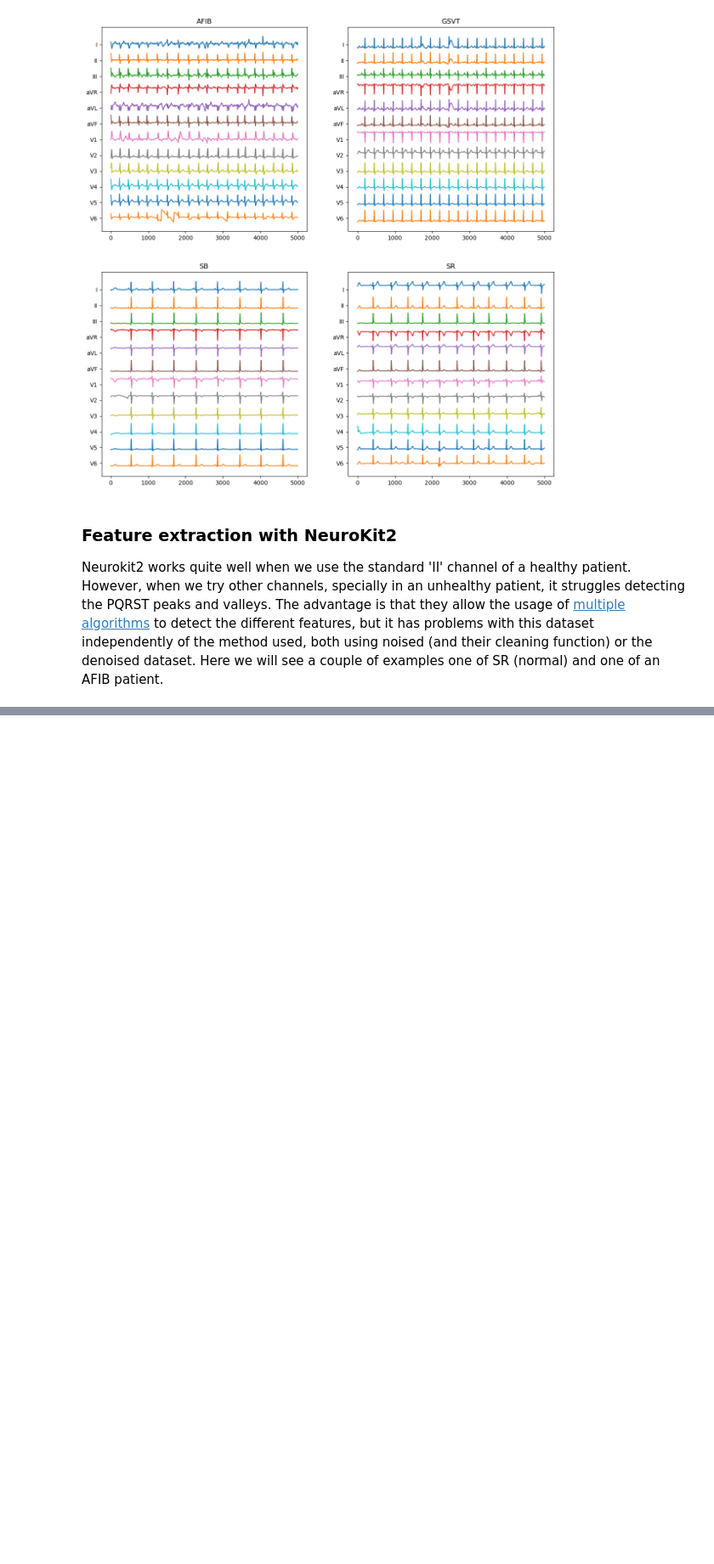
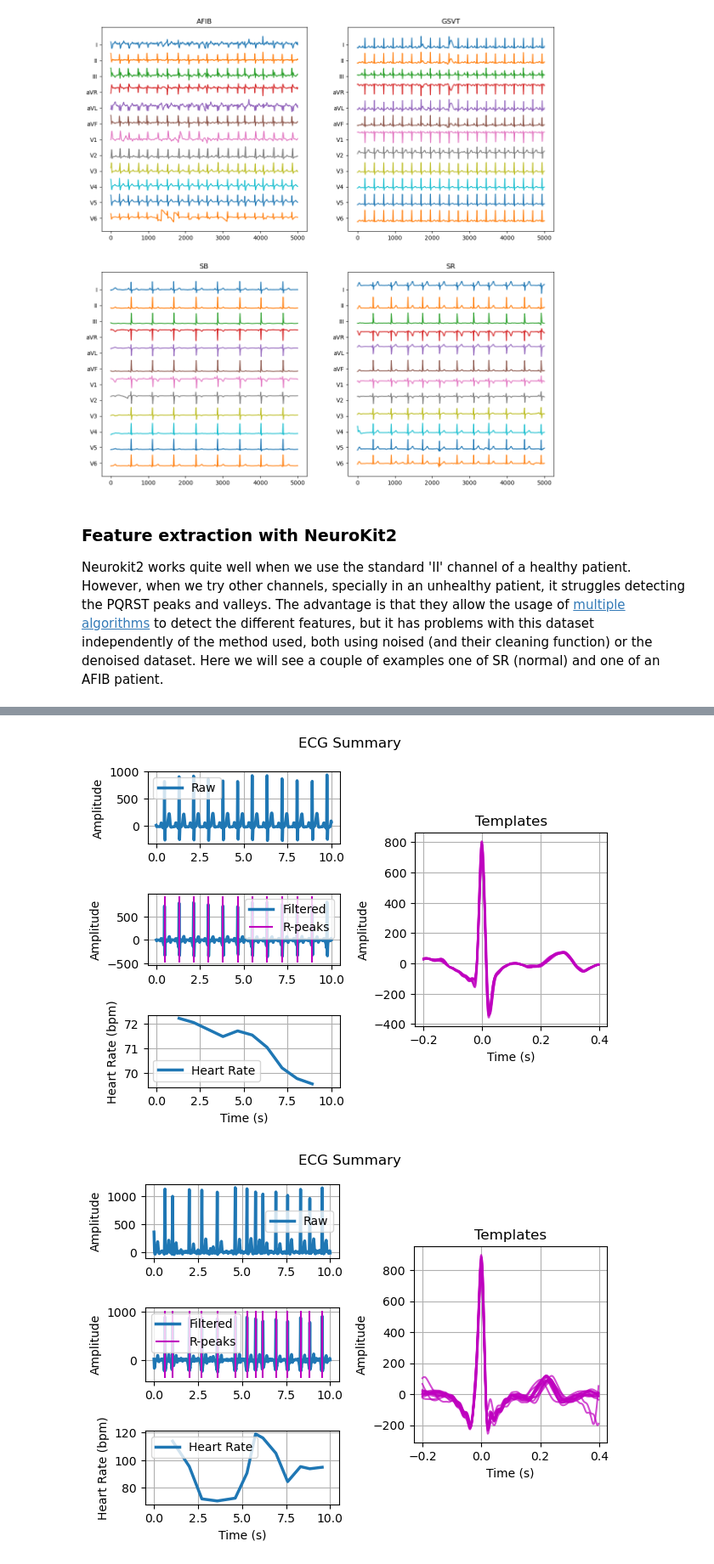
Before and after one commit to franciscodlsb/HeartArrhythmias, a Jupyter notebook: 1. DataPre_Feature_Extraction.ipynb, the cells around one changed output, grey strips where cells are left out. Shown at 85% size. Saved outputs shown, nothing was run; the diff lists cells and outputs as text; code cells hidden in the pictures; blank space fills up the shorter version.

```diff
--- a/1. DataPre_Feature_Extraction.ipynb
+++ b/1. DataPre_Feature_Extraction.ipynb
@@ -376,0 +411,16 @@ Function ECG_Feature to extract all
+# %%
+# Variables outputs of the biosppy
+outputs_ecg = ('ts', 'filtered', 'rpeaks', 'templates_ts',
+                'templates', 'heart_rate_ts', 'heart_rate')
+
+# SR
+ecg_proc = utils.ReturnTuple(# Process ecg: detects R peaks and HR
+        signals.ecg.ecg(SR['II'], sampling_rate=500, show=True, interactive=False),
+        outputs_ecg)
+# AFIB
+ecg_proc_AFIB = utils.ReturnTuple(# Process ecg: detects R peaks and HR
+        signals.ecg.ecg(AFIB['II'], sampling_rate=500, show=True, interactive=False),
+        outputs_ecg)
+# %% [output]
+[figure, added]
+[figure, added]
```
Also changed, not shown: parts of 26 cells of this notebook, 8 other files.
